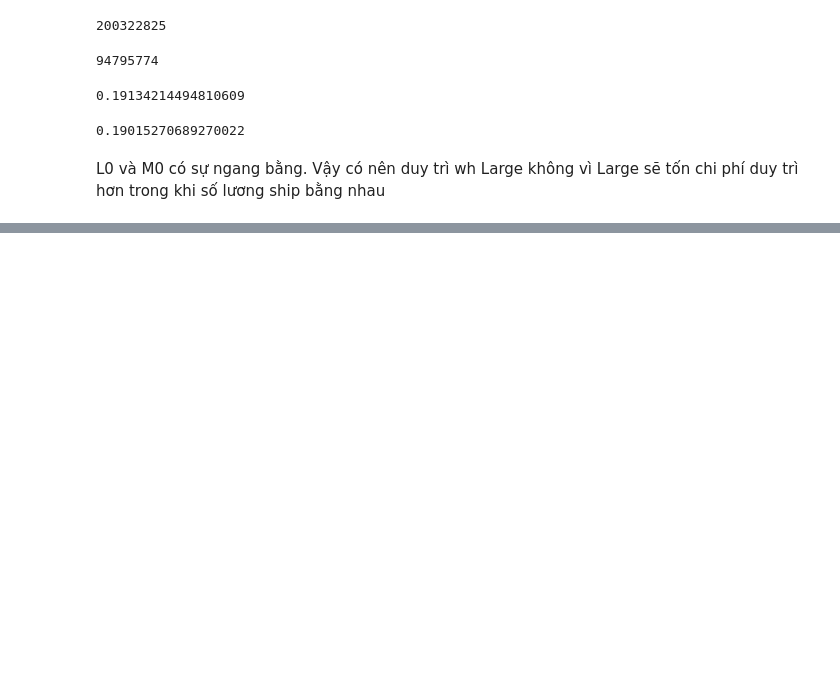
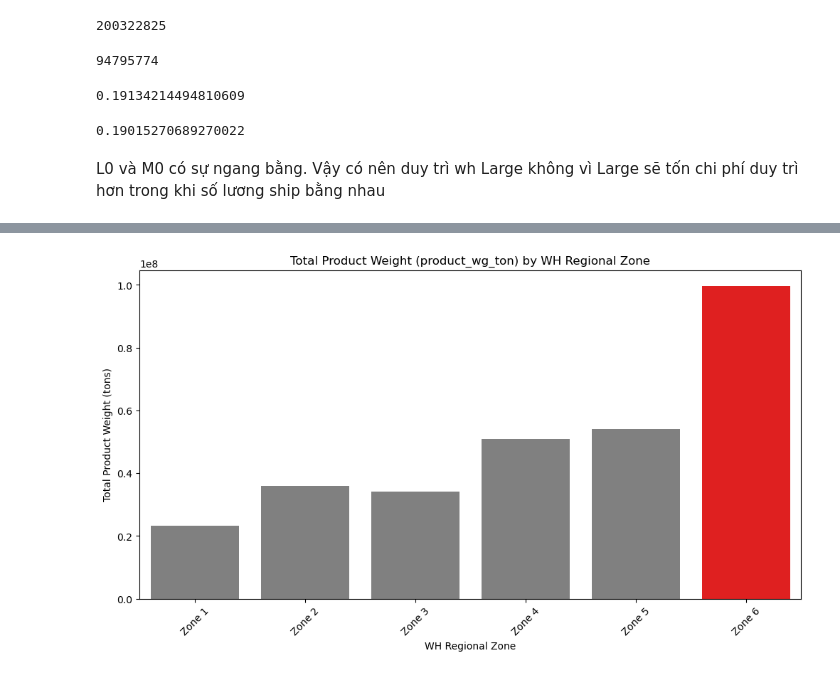
Before and after one commit to nguyenthientoan/Analyzing-the-demand-and-performance-in-FMCG-and-giving-insights-Python-, a Jupyter notebook: FMCG_analyzing_insights_performance.ipynb, the cells around one changed output, grey strips where cells are left out. Saved outputs shown, nothing was run; the diff lists cells and outputs as text; code cells hidden in the pictures; blank space fills up the shorter version.

```diff
--- a/FMCG_analyzing_insights_performance.ipynb
+++ b/FMCG_analyzing_insights_performance.ipynb
@@ -207,0 +297,20 @@ L0 và M0 có sự ngang bằng. Vậy có nên duy trì wh Large không vì Lar
+# %%
+# Calculate the sum of product_wg_ton for each WH_regional_zone
+wh_regional_zone_totals = df.groupby('WH_regional_zone')['product_wg_ton'].sum().reset_index()
+
+# Find the WH_regional_zone with the highest sum of product_wg_ton
+max_total_wh_regional_zone = wh_regional_zone_totals.loc[wh_regional_zone_totals['product_wg_ton'].idxmax(), 'WH_regional_zone']
+
+# Create a list of colors to highlight the highest sum in red and others in grey
+colors = ['red' if zone == max_total_wh_regional_zone else 'grey' for zone in wh_regional_zone_totals['WH_regional_zone']]
+
+# Create the barplot
+plt.figure(figsize=(12, 6))
+sns.barplot(x='WH_regional_zone', y='product_wg_ton', data=wh_regional_zone_totals, palette=colors)
+plt.title('Total Product Weight (product_wg_ton) by WH Regional Zone')
+plt.xlabel('WH Regional Zone')
+plt.ylabel('Total Product Weight (tons)')
+plt.xticks(rotation=45)
+plt.show()
+# %% [output]
+[figure, added]
```
Also changed, not shown: parts of 44 cells of this notebook.
